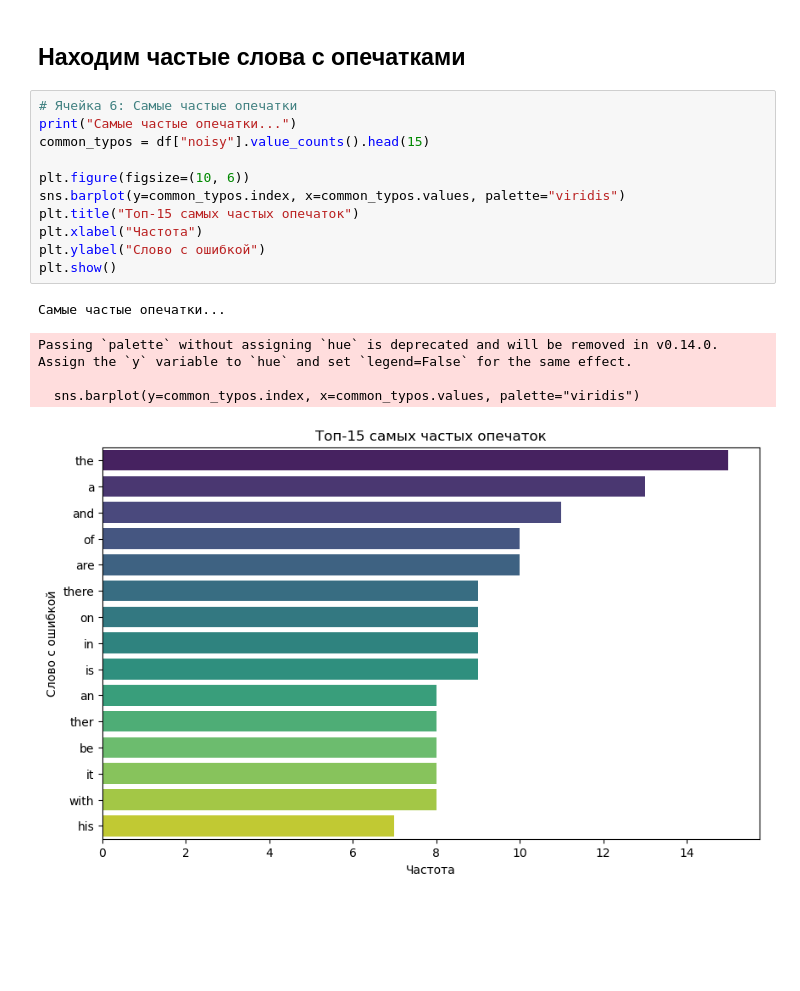
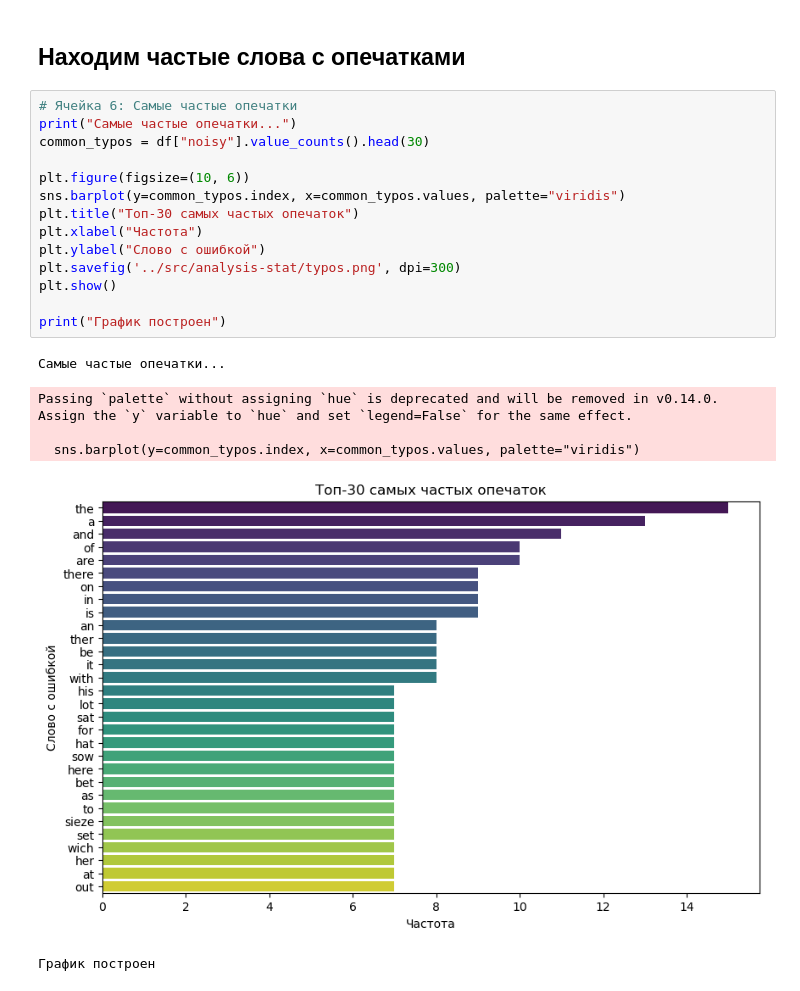
Before and after one commit to Dorkads/spellfixer-ml, a Jupyter notebook: notebooks/data-analysis.ipynb, the cells around one changed output. Saved outputs shown, nothing was run; the diff lists cells and outputs as text; blank space fills up the shorter version.

```diff
--- a/notebooks/data-analysis.ipynb
+++ b/notebooks/data-analysis.ipynb
@@ -192,17 +196,21 @@ plt.show()
 # %%
 # Ячейка 6: Самые частые опечатки
 print("Самые частые опечатки...")
-common_typos = df["noisy"].value_counts().head(15)
+common_typos = df["noisy"].value_counts().head(30)
 
 plt.figure(figsize=(10, 6))
 sns.barplot(y=common_typos.index, x=common_typos.values, palette="viridis")
-plt.title("Топ-15 самых частых опечаток")
+plt.title("Топ-30 самых частых опечаток")
 plt.xlabel("Частота")
 plt.ylabel("Слово с ошибкой")
+plt.savefig('../src/analysis-stat/typos.png', dpi=300)
 plt.show()
+
+print("График построен")
 # %% [output]
 Самые частые опечатки...
 Passing `palette` without assigning `hue` is deprecated and will be removed in v0.14.0. Assign the `y` variable to `hue` and set `legend=False` for the same effect.
 
   sns.barplot(y=common_typos.index, x=common_typos.values, palette="viridis")
-[figure, old version]
+[figure, new version]
+График построен
```
Also changed, not shown: parts of 3 cells of this notebook, 3 other files.
